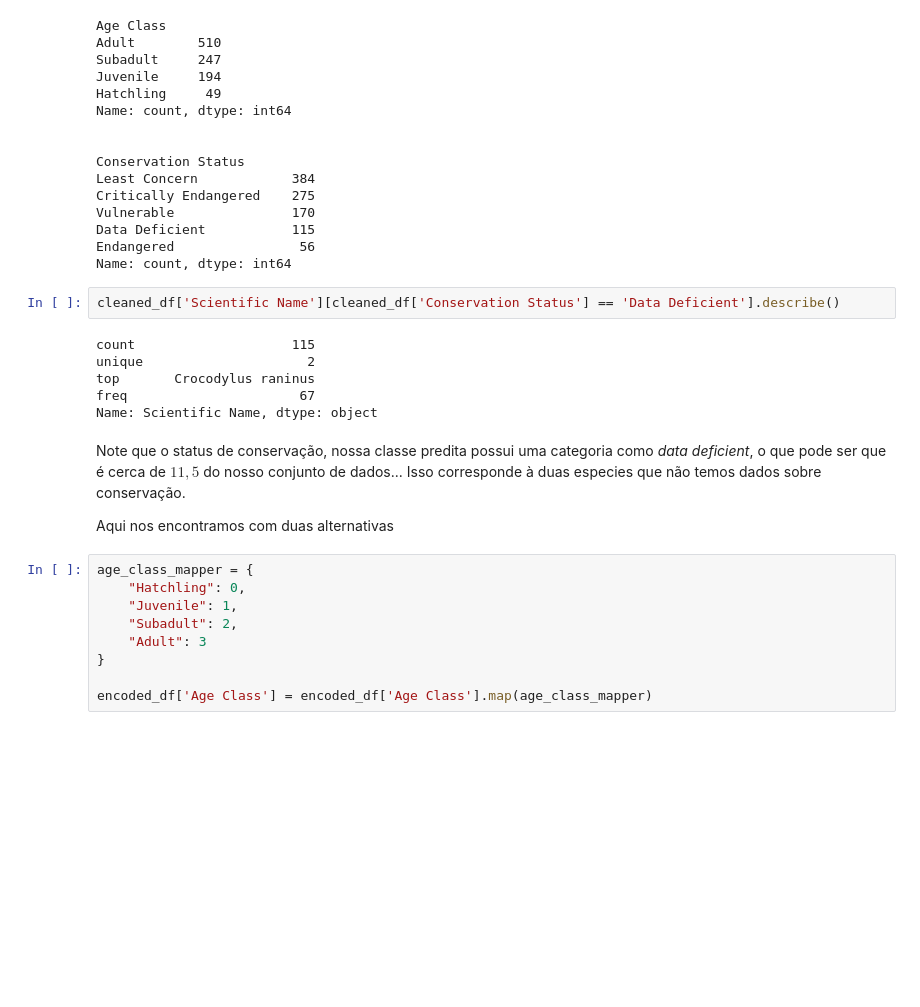
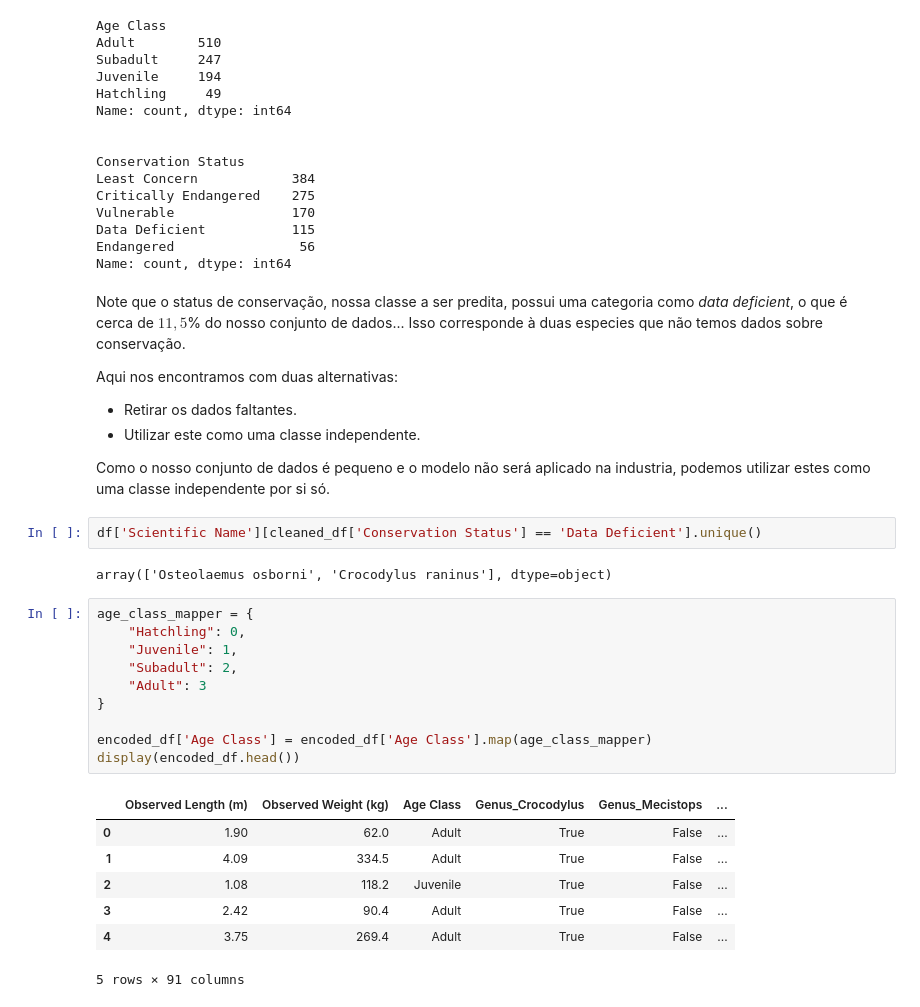
Before and after one commit to Luis-Menezes/NN_SupervisedLearning, a Jupyter notebook: project_1_deliverable.ipynb, the cells around one changed output. Cells and saved outputs as stored; diff of their text form; blank space fills up the shorter version.

```diff
--- a/project_1_deliverable.ipynb
+++ b/project_1_deliverable.ipynb
@@ -147,24 +154,33 @@ Vulnerable               170
 Data Deficient           115
 Endangered                56
 Name: count, dtype: int64
-# %%
-cleaned_df['Scientific Name'][cleaned_df['Conservation Status'] == 'Data Deficient'].describe()
-# %% [output]
-count                    115
-unique                     2
-top       Crocodylus raninus
-freq                      67
-Name: Scientific Name, dtype: object
 # %% [markdown]
-Note que o status de conservação, nossa classe predita possui uma categoria como *data deficient*, o que pode ser que é cerca de $11,5%$ do nosso conjunto de dados... Isso corresponde à duas especies que não temos dados sobre conservação.
+Note que o status de conservação, nossa classe a ser predita, possui uma categoria como *data deficient*, o que é cerca de $11,5$% do nosso conjunto de dados... Isso corresponde à duas especies que não temos dados sobre conservação.
 
-Aqui nos encontramos com duas alternativas
+Aqui nos encontramos com duas alternativas:
+ - Retirar os dados faltantes.
+ - Utilizar este como uma classe independente.
+
+ Como o nosso conjunto de dados é pequeno e o modelo não será aplicado na industria, podemos utilizar estes como uma classe independente por si só.
+# %%
+df['Scientific Name'][cleaned_df['Conservation Status'] == 'Data Deficient'].unique()
+# %% [output]
+array(['Osteolaemus osborni', 'Crocodylus raninus'], dtype=object)
 # %%
 age_class_mapper = {
     "Hatchling": 0,
     "Juvenile": 1,
     "Subadult": 2,
     "Adult": 3
 }
 
 encoded_df['Age Class'] = encoded_df['Age Class'].map(age_class_mapper)
+display(encoded_df.head())
+# %% [output]
+|  | Observed Length (m) | Observed Weight (kg) | Age Class | Genus_Crocodylus | Genus_Mecistops | ... |
+| 0 | 1.90 | 62.0 | Adult | True | False | ... |
+| 1 | 4.09 | 334.5 | Adult | True | False | ... |
+| 2 | 1.08 | 118.2 | Juvenile | True | False | ... |
+| 3 | 2.42 | 90.4 | Adult | True | False | ... |
+| 4 | 3.75 | 269.4 | Adult | True | False | ... |
+5 rows × 91 columns
```
Also changed, not shown: parts of 11 cells of this notebook.
